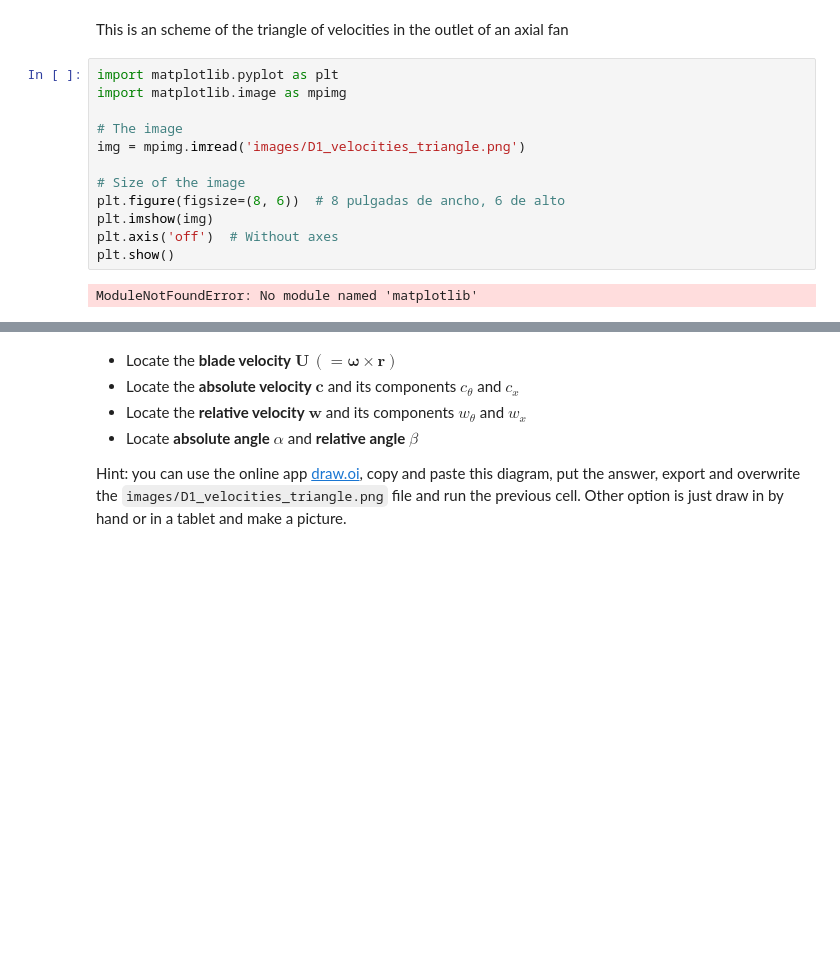
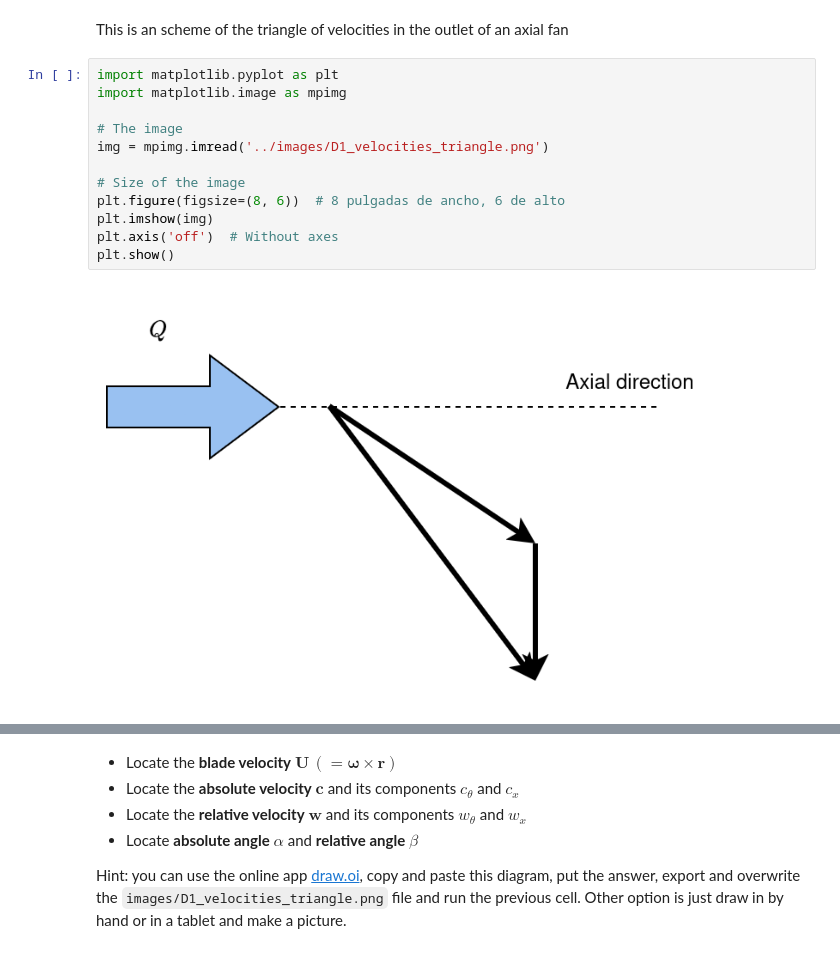
Before and after one commit to polsabatevilardell-blip/AdvancedFluidDynamicDesign-AxialFan, a Jupyter notebook: 1_Design/Pol's_work/D1_fundamentals_and_dimensional_analysis_answers.ipynb, the cells around one changed output, grey strips where cells are left out. Drawn from its saved outputs; the diff is of its cells as text; blank space fills up the shorter version.

```diff
--- a/1_Design/Pol's_work/D1_fundamentals_and_dimensional_analysis_answers.ipynb
+++ b/1_Design/Pol's_work/D1_fundamentals_and_dimensional_analysis_answers.ipynb
@@ -56,14 +56,14 @@ This is an scheme of the triangle of velocities in the outlet of an axial fan
 # %%
 import matplotlib.pyplot as plt
 import matplotlib.image as mpimg
 
 # The image
-img = mpimg.imread('images/D1_velocities_triangle.png')
+img = mpimg.imread('../images/D1_velocities_triangle.png')
 
 # Size of the image
 plt.figure(figsize=(8, 6))  # 8 pulgadas de ancho, 6 de alto
 plt.imshow(img)
 plt.axis('off')  # Without axes
 plt.show()
 # %% [output]
-ModuleNotFoundError: No module named 'matplotlib'
+[figure, added]
```
Also changed, not shown: parts of 4 cells of this notebook.
